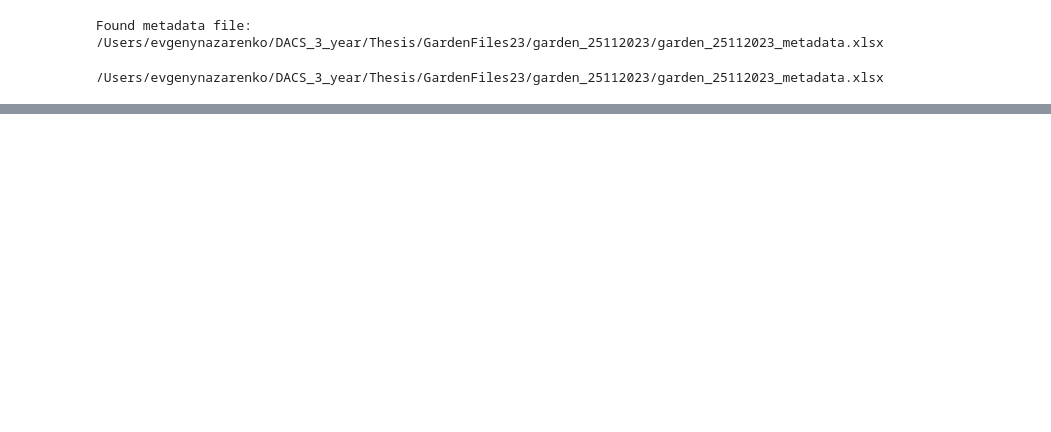
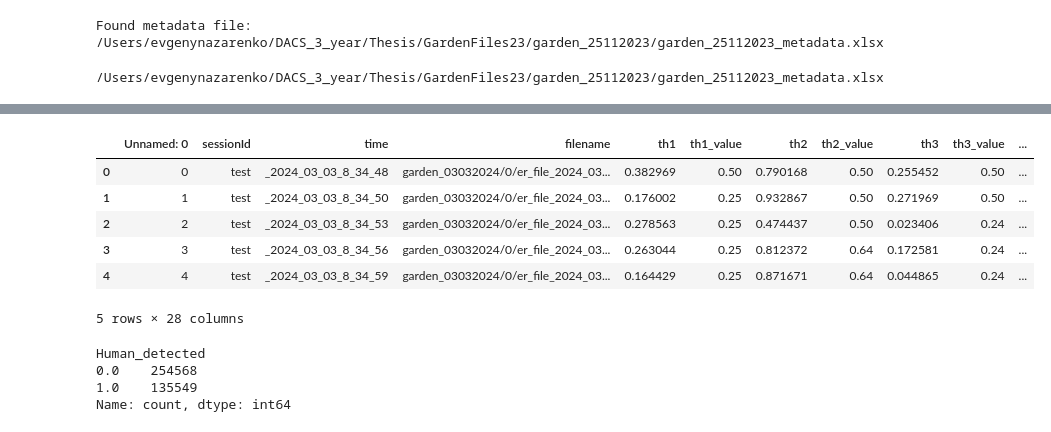
Before and after one commit to Nazar710/BackGardenRecordings, a Jupyter notebook: MIT_AST/garden_MIT_AST.ipynb, the cells around one changed output, grey strips where cells are left out. Cells and saved outputs as stored; diff of their text form; code cells hidden in the pictures; blank space fills up the shorter version.

```diff
--- a/MIT_AST/garden_MIT_AST.ipynb
+++ b/MIT_AST/garden_MIT_AST.ipynb
@@ -613,5 +438,0 @@ def pipeline_mit_ast(folder, batch_size=10):
-# %%
-# test the pipeline
-folder = "garden_08032024/"
-
-pipeline_mit_ast(folder)
@@ -922,0 +465,17 @@ Name: count, dtype: int64
+# %%
+# get metadata df from files that ends with 'metadata.xlsx'  from all subfolders of the GardenFiles23 folder
+def get_metadata_files(folder_path):
+    """
+    Get metadata  from all subfolders of the specified folder
+    :param folder_path: path to the folder
+    :return: metadata_df: DataFrame with metadata
+
+    """
+    metadata_df = pd.DataFrame()
+    for dirpath, dirnames, filenames in os.walk(folder_path):
+        for filename in filenames:
+            if filename.endswith('metadata.xlsx'):
+                # read the metadata file
+                meta_df = pd.read_excel(os.path.join(dirpath, filename))
+                metadata_df = pd.concat([metadata_df, meta_df], ignore_index=True)
+    return metadata_df
@@ -922,0 +498,12 @@ Name: count, dtype: int64
+# %%
+# add Human_detected from metadata_human_det_df to  df_meta_2504 on the 'filename' column
+df_meta_2504['Human_detected'] = metadata_human_det_df['Human_detected']
+df_meta_2504.head()
+# %% [output]
+|  | Unnamed: 0 | sessionId | time | filename | th1 | th1_value | th2 | th2_value | th3 | th3_value | ... |
+| 0 | 0 | test | _2024_03_03_8_34_48 | garden_03032024/0/er_file_2024_03... | 0.382969 | 0.50 | 0.790168 | 0.50 | 0.255452 | 0.50 | ... |
+| 1 | 1 | test | _2024_03_03_8_34_50 | garden_03032024/0/er_file_2024_03... | 0.176002 | 0.25 | 0.932867 | 0.50 | 0.271969 | 0.50 | ... |
+| 2 | 2 | test | _2024_03_03_8_34_53 | garden_03032024/0/er_file_2024_03... | 0.278563 | 0.25 | 0.474437 | 0.50 | 0.023406 | 0.24 | ... |
+| 3 | 3 | test | _2024_03_03_8_34_56 | garden_03032024/0/er_file_2024_03... | 0.263044 | 0.25 | 0.812372 | 0.64 | 0.172581 | 0.24 | ... |
+| 4 | 4 | test | _2024_03_03_8_34_59 | garden_03032024/0/er_file_2024_03... | 0.164429 | 0.25 | 0.871671 | 0.64 | 0.044865 | 0.24 | ... |
+5 rows × 28 columns
@@ -922,0 +513,7 @@ Name: count, dtype: int64
+# %%
+df_meta_2504['Human_detected'].value_counts()
+# %% [output]
+Human_detected
+0.0    254568
+1.0    135549
+Name: count, dtype: int64
```
Also changed, not shown: parts of 58 cells of this notebook, 14 other files.
